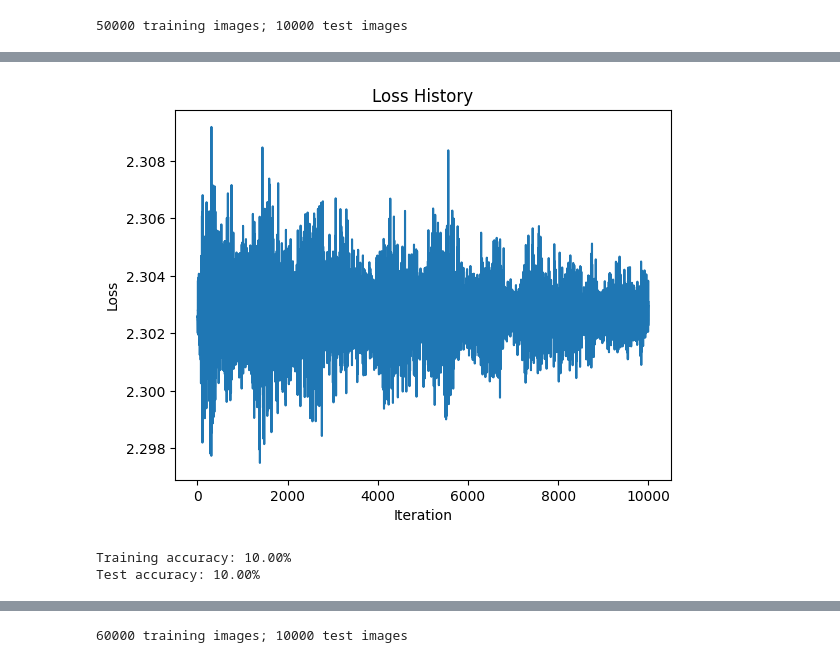
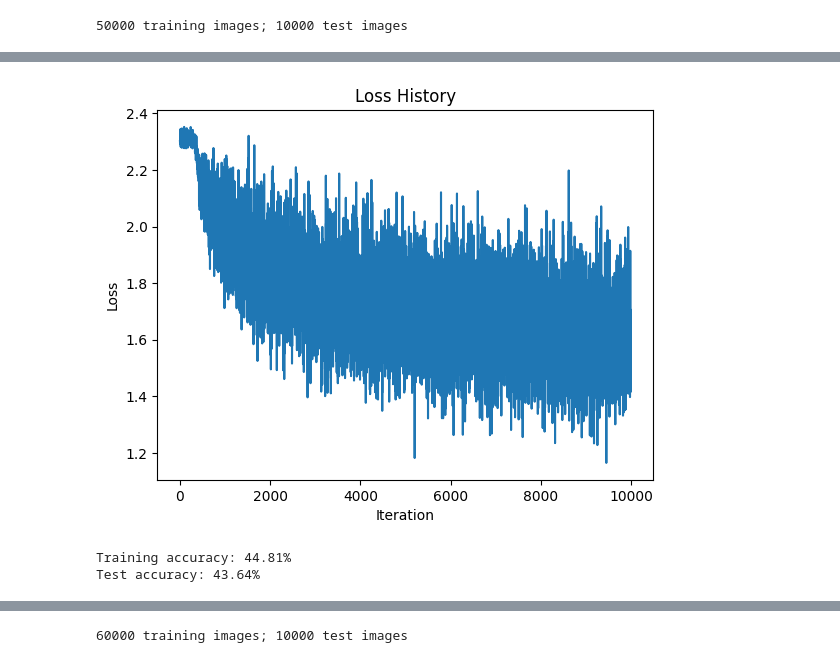
Before and after one commit to shaahidahamed/EN3160-Image-Processing-and-Machine-Vision, a Jupyter notebook: Assignments/Assignment-3/230020R_a03.ipynb, the cells around one changed output, grey strips where cells are left out. Cells and saved outputs as stored; diff of their text form; code cells hidden in the pictures.

```diff
--- a/Assignments/Assignment-3/230020R_a03.ipynb
+++ b/Assignments/Assignment-3/230020R_a03.ipynb
@@ -89,15 +115,15 @@ for t in range(iterations):
         running_loss += loss.item()
 
         # Backpropagation
-        dy_pred = (y_pred_softmax - y_train_onehot) / Ntr
+        dy_pred = (y_pred_softmax - y_train_onehot)
 
-        dw2 = h.t().mm(dy_pred) + 2 * reg * w2
+        dw2 = h.t().mm(dy_pred) + reg * w2
         db2 = dy_pred.sum(dim=0)
 
         dh = dy_pred.mm(w2.t())
         dz = dh * h * (1 - h)
 
-        dw1 = x_train.t().mm(dz) + 2 * reg * w1
+        dw1 = x_train.t().mm(dz) + reg * w1
         db1 = dz.sum(dim=0)
 
         # Parameter update
@@ -178,3 +204,3 @@ Epoch 10/10, Loss: 2.3026683435440063
-[figure, old version]
+[figure, new version]
-Training accuracy: 10.00%
-Test accuracy: 10.00%
+Training accuracy: 44.81%
+Test accuracy: 43.64%
```
Also changed, not shown: parts of 12 cells of this notebook.
